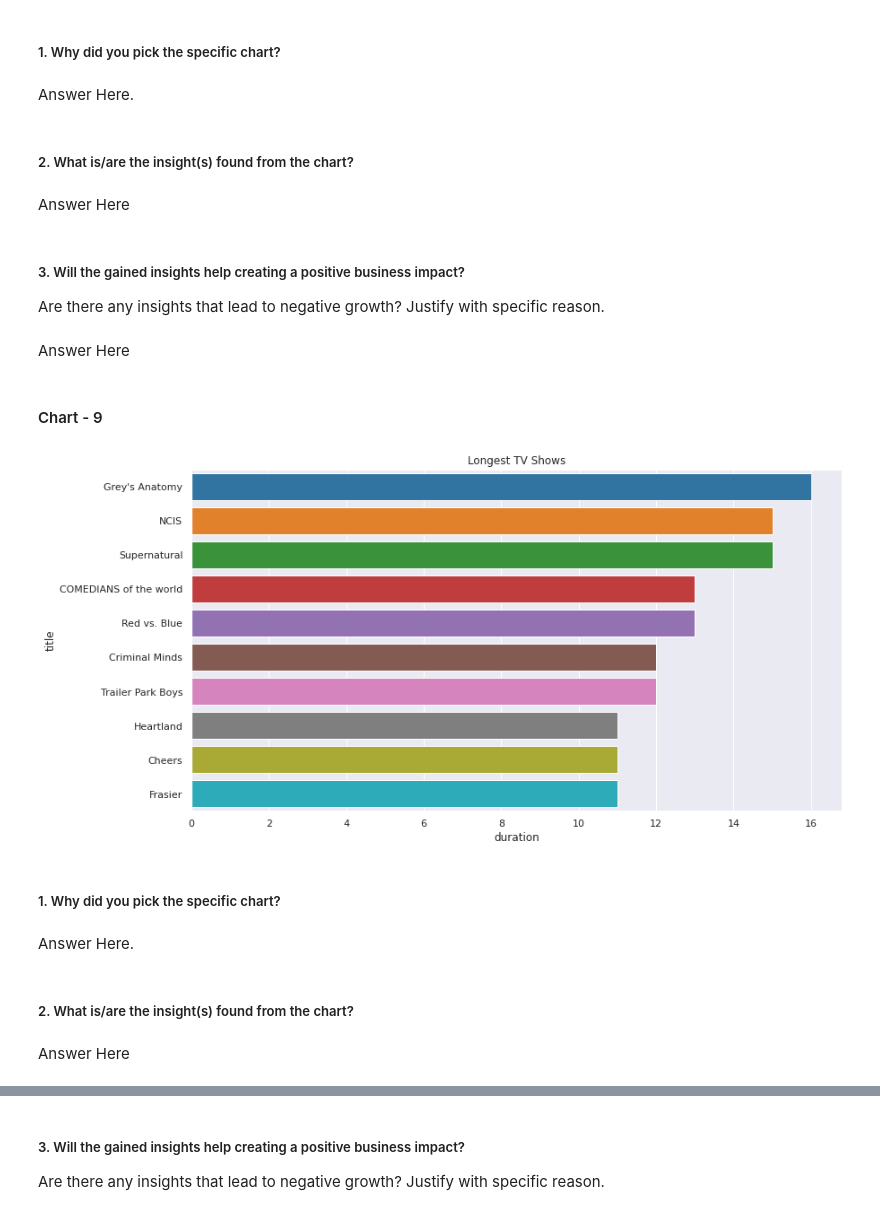
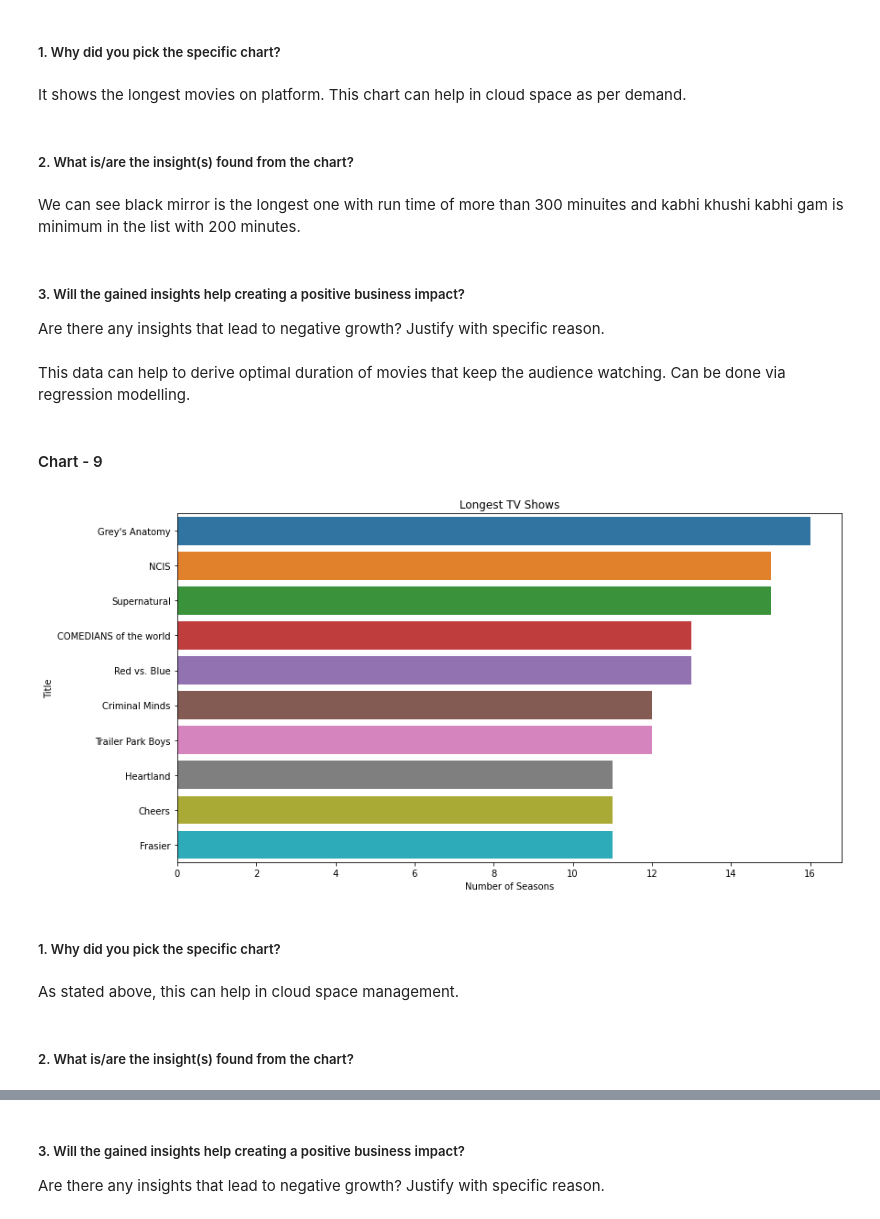
Before and after one commit to aaravpanchal/Netflix-TV-Shows-and-Movies-Clustering, a Jupyter notebook: Netflix_TV_Shows_and_Movies_Clustering.ipynb, the cells around one changed output, grey strips where cells are left out. Cells and saved outputs as stored; diff of their text form; code cells hidden in the pictures.

```diff
--- a/Netflix_TV_Shows_and_Movies_Clustering.ipynb
+++ b/Netflix_TV_Shows_and_Movies_Clustering.ipynb
@@ -641,30 +526,30 @@ plt.show()
 # %% [markdown]
 ##### 1. Why did you pick the specific chart?
-# %% [markdown]
-Answer Here.
+# %% [markdown]
+It shows the longest movies on platform. This chart can help in cloud space as per demand.
 # %% [markdown]
 ##### 2. What is/are the insight(s) found from the chart?
-# %% [markdown]
-Answer Here
+# %% [markdown]
+We can see black mirror is the longest one with run time of more than 300 minuites and kabhi khushi kabhi gam is minimum in the list with 200 minutes.
 # %% [markdown]
 ##### 3. Will the gained insights help creating a positive business impact?
 Are there any insights that lead to negative growth? Justify with specific reason.
-# %% [markdown]
-Answer Here
+# %% [markdown]
+This data can help to derive optimal duration of movies that keep the audience watching. Can be done via regression modelling.
 # %% [markdown]
 #### Chart - 9
 # %%
 plt.figure(figsize=(13,7))
 sns.barplot(data=tv_rows.sort_values(by='duration',ascending=False).head(10), y='title',x='duration',ci=None,palette="tab10")
 plt.title("Longest TV Shows")
+plt.ylabel("Title")
+plt.xlabel("Number of Seasons")
 plt.show()
 # %% [output]
-[figure, old version]
+[figure, new version]
 # %% [markdown]
 ##### 1. Why did you pick the specific chart?
-# %% [markdown]
-Answer Here.
+# %% [markdown]
+As stated above, this can help in cloud space management.
 # %% [markdown]
 ##### 2. What is/are the insight(s) found from the chart?
-# %% [markdown]
-Answer Here
```
Also changed, not shown: parts of 149 cells of this notebook.
